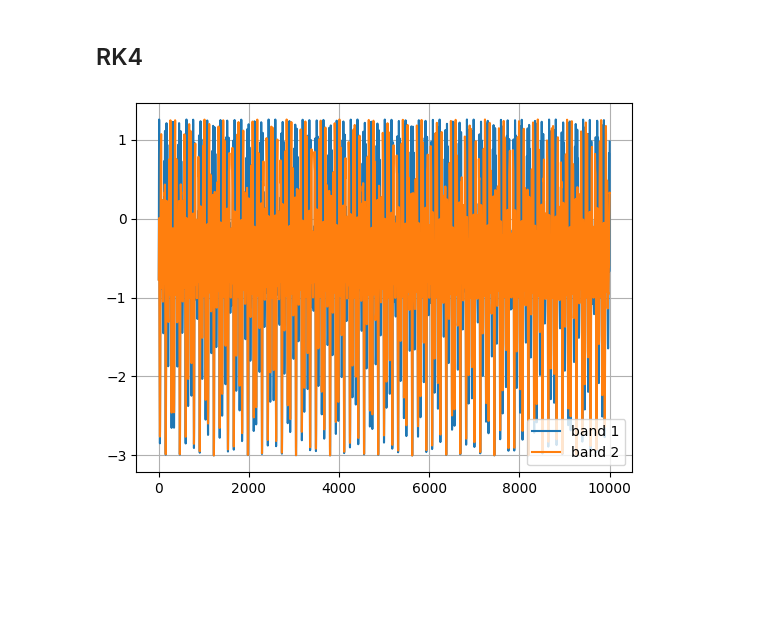
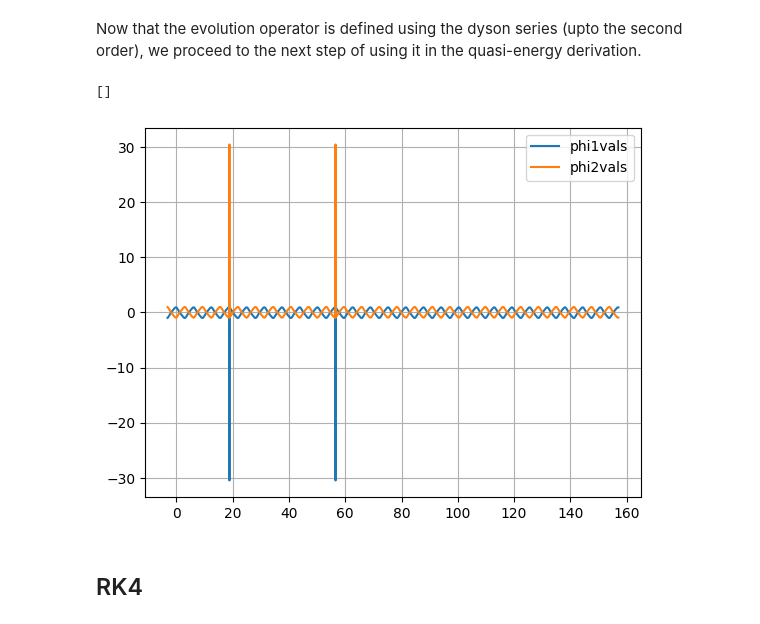
Before and after one commit to shellpwner/Topological-energy-pumping-siumlations, a Jupyter notebook: evolution.ipynb, the cells around one changed output. Saved outputs shown, nothing was run; the diff lists cells and outputs as text; code cells hidden in the pictures; blank space fills up the shorter version.

Commit message:
evolution

```diff
--- a/evolution.ipynb
+++ b/evolution.ipynb
@@ -29,0 +43,10 @@ Let's try it out!
+# %%
+def simpson1(f, a, b):
+    res = f(a) + f(b) + 4*f((a+b)/2)
+    return (b-a)*res/6
+def simpson2(g, a, b, c, d): # a and b are x limits. c and d are y limits
+    hx, hy = b - a, d - c
+    t1 = g(a, c) + g(b, c) + g(a, d) + g(b, d)
+    t2 = g((a+b)/2, c) + g((a+b)/2, d) + g(a, (c+d)/2) + g(b, (c+d)/2)
+    t3 = g((a+b)/2, (c+d)/2)
+    return hx*hy*(t1 + 4*t2 + 16*t3)/36
@@ -30,3 +66,43 @@ Let's try it out!
+# %%
+h1 = lambda t: H(w1, phi1, w2, phi2, m, t)
+h2 = lambda t1, t2: H(w1, phi1, w2, phi2, m, t1) @ H(w1, phi1, w2, phi2, m, t2)
+h0 = np.matrix(np.eye(2, dtype=complex))
+
+def U(t):
+    t1 = simpson1(h1, 0, t)
+    t2 = simpson2(h2, 0, t, 0, t/3)
+    return h0 - (1j)*t1 - (1j)*t2
+# %% [markdown]
+Now that the evolution operator is defined using the dyson series (upto the second order), we proceed to the next step of using it in the quasi-energy derivation.
+# %%
+def eigv1(w1, phi1, w2, phi2, m, t):
+    d1 = np.sin(w1*t + phi1)
+    d2 = np.sin(w1*t + phi1)
+    d3 = (m - np.cos(w1*t + phi1) - np.cos(w2*t + phi2))
+    d = np.sqrt(d1**2 + d2**2 + d3**2)
+    return (1/(np.sqrt(2*d*(d+d3))))*np.matrix([[d1 - 1j * d2], [d + d3]])
+
+phi1vals = np.arange(-np.pi, 50*np.pi, 0.1)
+phi2 = 0
+phi1 = np.pi/10
+dt = 0.1
+
+e1_theta = []
+e2_theta = []
+for i in phi1vals:
+    u =  U(dt)
+    expE_i = eigv1(w1, i - w1*dt, w2, phi2 - w2*dt, m, 0).H @ u @  eigv1(w1, i, w2, phi2, m, 0)
+    e1_theta.append(np.angle(expE_i[0,0])/dt)
+    e2_theta.append(-np.angle(expE_i[0,0])/dt)
+# %%
+plt.plot(phi1vals, e1_theta)
+plt.plot(phi1vals, e2_theta)
+plt.legend(['phi1vals', 'phi2vals'])
+plt.grid()
+plt.plot()
+# %% [output]
+[]
+[figure, added]
 # %% [markdown]
 <H2>RK4</H2>
 # %%
@@ -80,11 +156,3 @@ while(ti<1e4):
     band2.append(np.real(e2[0,0]))
     tvals.append(ti)
     ti = ti + h
-# %%
-plt.plot(tvals, band1)
-plt.plot(tvals, band2)
-plt.legend(['band 1', 'band 2'])
-plt.grid()
-plt.show()
-# %% [output]
-[figure, removed]
```
Also changed, not shown: parts of 4 cells of this notebook.
